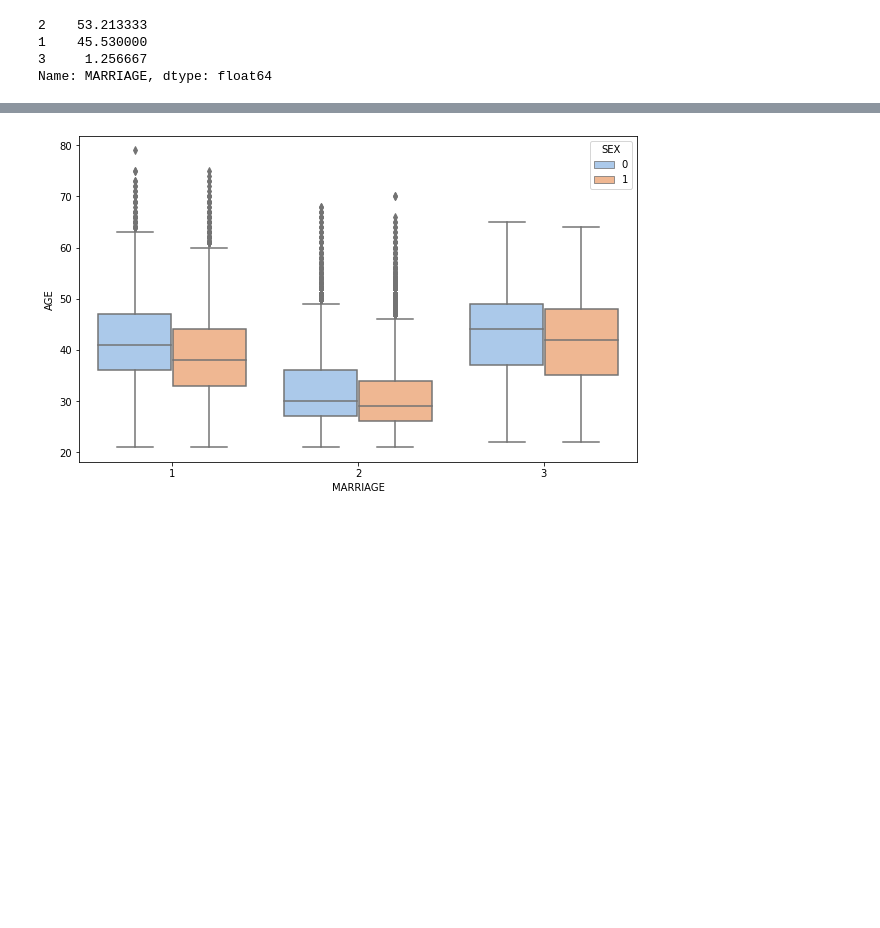
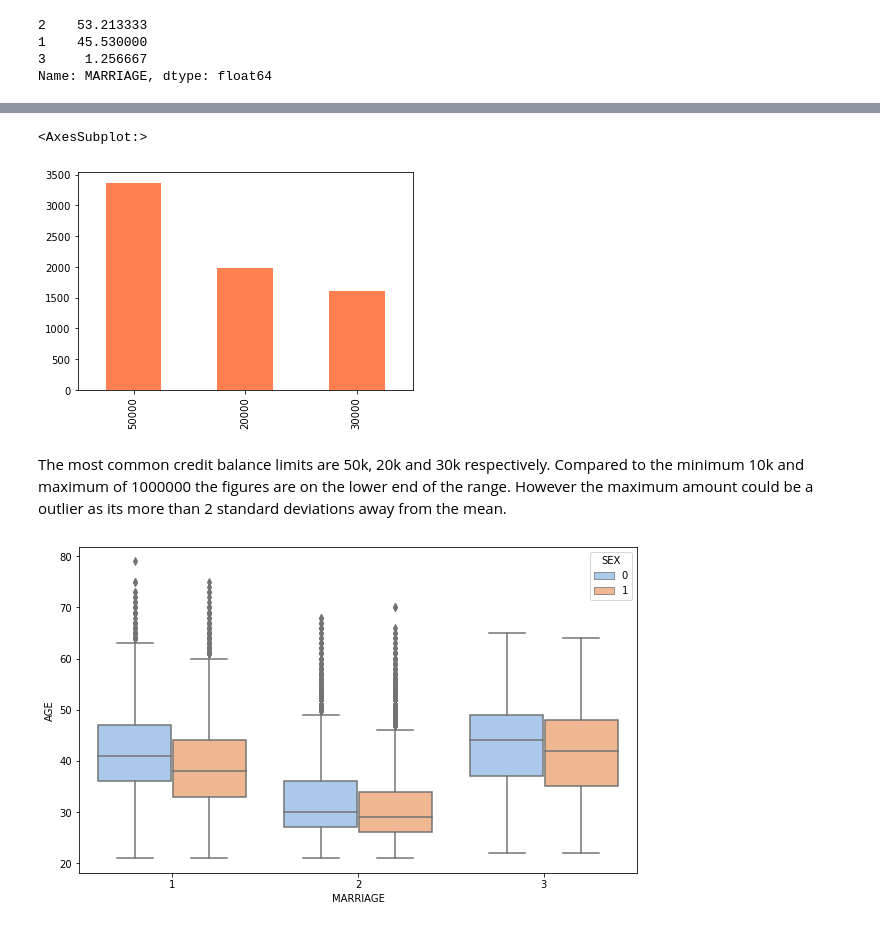
Before and after one commit to apayal/capstone_project, a Jupyter notebook: _notebooks/2022-07-01-eda.ipynb, the cells around one changed output, grey strips where cells are left out. Saved outputs shown, nothing was run; the diff lists cells and outputs as text; code cells hidden in the pictures; blank space fills up the shorter version.

```diff
--- a/_notebooks/2022-07-01-eda.ipynb
+++ b/_notebooks/2022-07-01-eda.ipynb
@@ -288,3 +375,15 @@ Name: MARRIAGE, dtype: int64
+# %%
+#sns.barplot(data=credit_df['LIMIT_BAL'].value_counts(),color='coral')
+#credit_df['LIMIT_BAL'].value_counts(5).plot(kind='bar')
+colors = sns.color_palette('rocket')
+
+
+credit_df['LIMIT_BAL'].value_counts().head(3).plot(kind='bar',color='coral')
+# %% [output]
+<AxesSubplot:>
+[figure, added]
+# %% [markdown]
+The most common credit balance limits are 50k, 20k and 30k respectively. Compared to the minimum 10k and maximum of 1000000 the figures are on the lower end of the range. However the maximum amount could be a outlier as its more than 2 standard deviations away from the mean.
 # %%
 
 # Marriage, Age, and Sex
```
Also changed, not shown: parts of 115 cells of this notebook, 1 other file.
